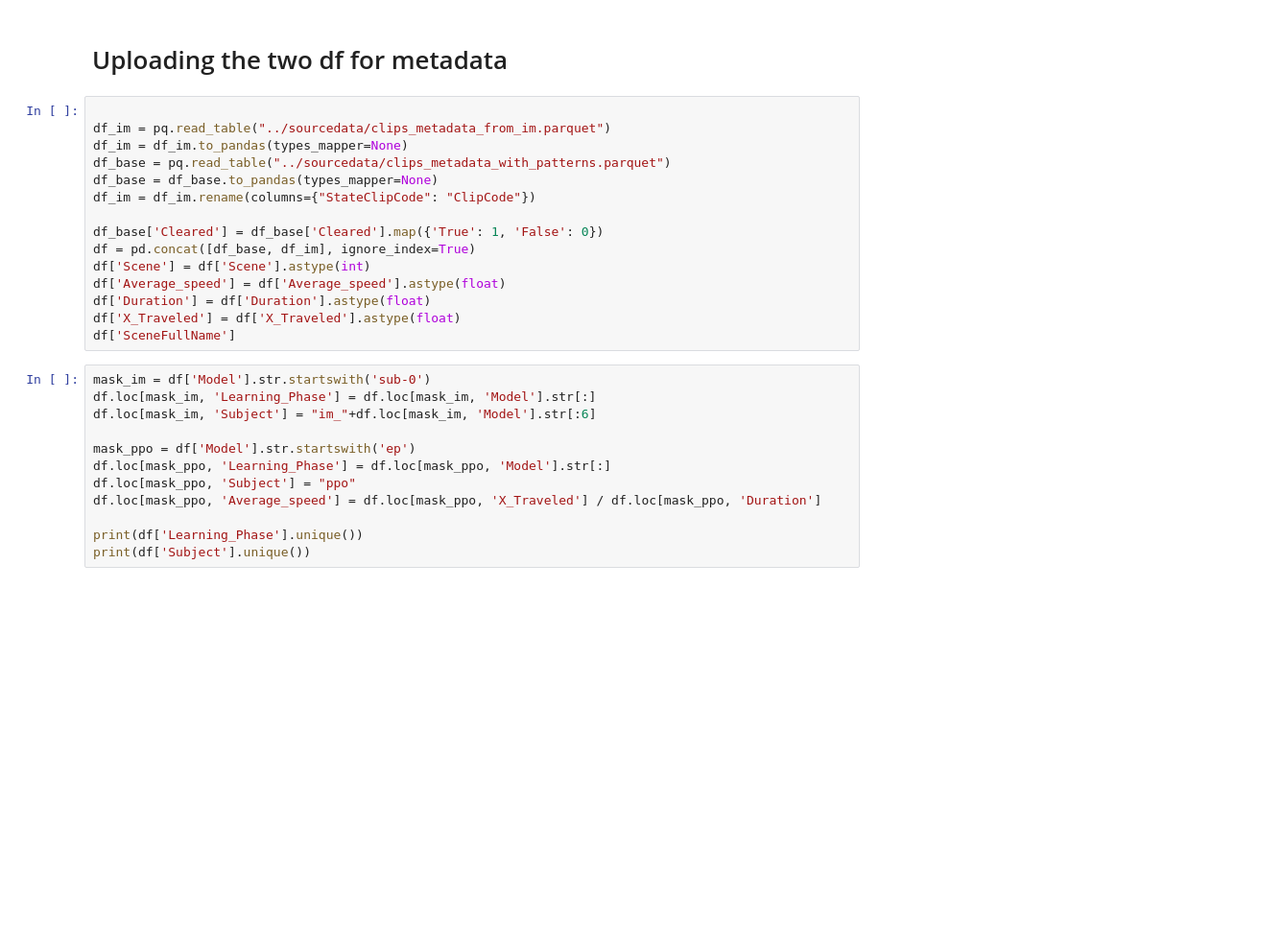
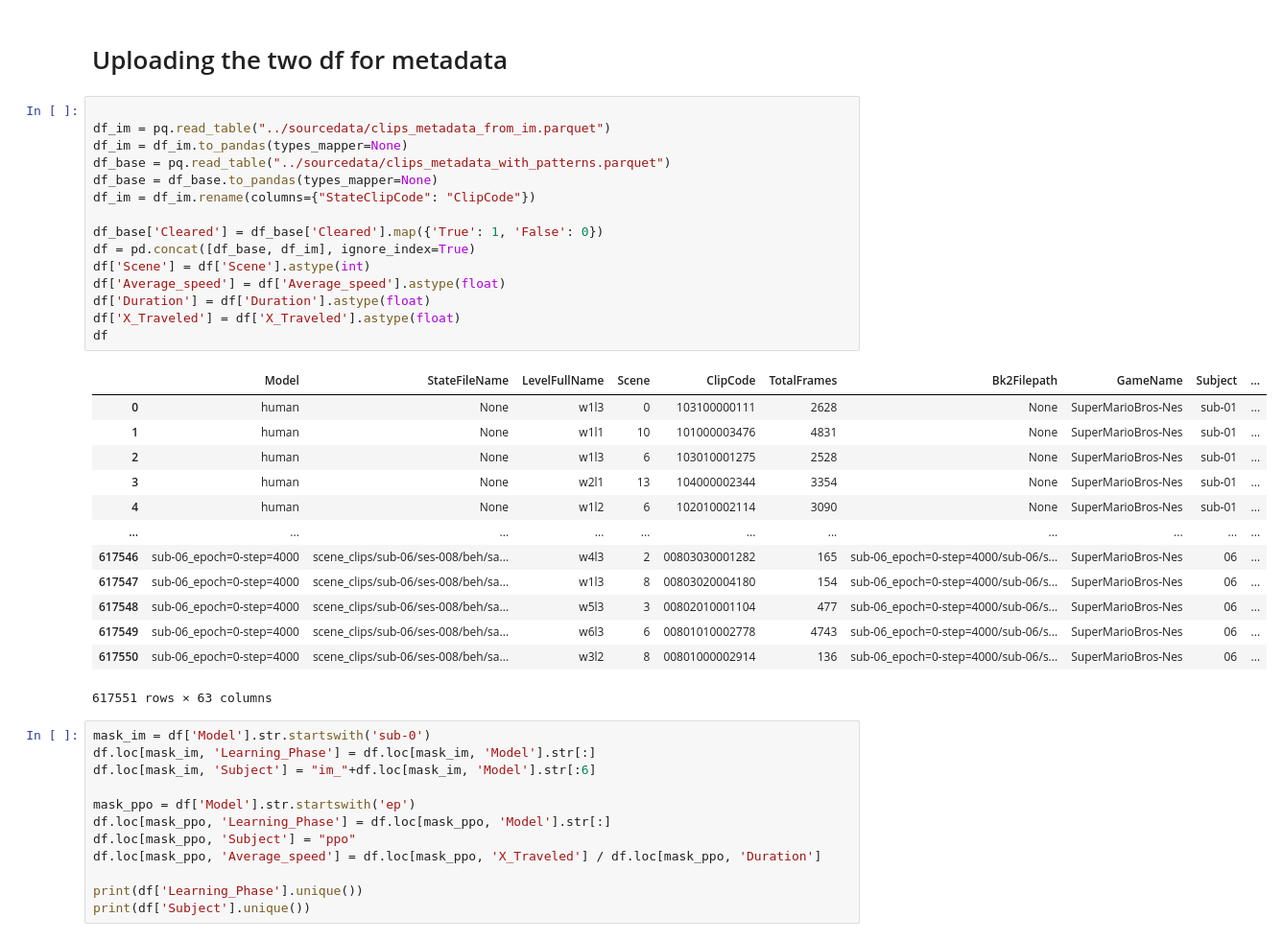
Before and after one commit to HugoDelhaye/select_scene, a Jupyter notebook: notebook/figure_exploratoin.ipynb, the cells around one changed output. Shown at 96% size. Saved outputs shown, nothing was run; the diff lists cells and outputs as text; blank space fills up the shorter version.

Commit message:
add a notebook to select scene

```diff
--- a/notebook/figure_exploratoin.ipynb
+++ b/notebook/figure_exploratoin.ipynb
@@ -6,18 +6,32 @@ import pyarrow.parquet as pq
 # %%
 
 df_im = pq.read_table("../sourcedata/clips_metadata_from_im.parquet")
 df_im = df_im.to_pandas(types_mapper=None)
 df_base = pq.read_table("../sourcedata/clips_metadata_with_patterns.parquet")
 df_base = df_base.to_pandas(types_mapper=None)
 df_im = df_im.rename(columns={"StateClipCode": "ClipCode"})
 
 df_base['Cleared'] = df_base['Cleared'].map({'True': 1, 'False': 0})
 df = pd.concat([df_base, df_im], ignore_index=True)
 df['Scene'] = df['Scene'].astype(int)
 df['Average_speed'] = df['Average_speed'].astype(float)
 df['Duration'] = df['Duration'].astype(float)
 df['X_Traveled'] = df['X_Traveled'].astype(float)
-df['SceneFullName']
+df
+# %% [output]
+|  | Model | StateFileName | LevelFullName | Scene | ClipCode | TotalFrames | Bk2Filepath | GameName | Subject | ... |
+| 0 | human | None | w1l3 | 0 | 103100000111 | 2628 | None | SuperMarioBros-Nes | sub-01 | ... |
+| 1 | human | None | w1l1 | 10 | 101000003476 | 4831 | None | SuperMarioBros-Nes | sub-01 | ... |
+| 2 | human | None | w1l3 | 6 | 103010001275 | 2528 | None | SuperMarioBros-Nes | sub-01 | ... |
+| 3 | human | None | w2l1 | 13 | 104000002344 | 3354 | None | SuperMarioBros-Nes | sub-01 | ... |
+| 4 | human | None | w1l2 | 6 | 102010002114 | 3090 | None | SuperMarioBros-Nes | sub-01 | ... |
+| ... | ... | ... | ... | ... | ... | ... | ... | ... | ... | ... |
+| 617546 | sub-06_epoch=0-step=4000 | scene_clips/sub-06/ses-008/beh/sa... | w4l3 | 2 | 00803030001282 | 165 | sub-06_epoch=0-step=4000/sub-06/s... | SuperMarioBros-Nes | 06 | ... |
+| 617547 | sub-06_epoch=0-step=4000 | scene_clips/sub-06/ses-008/beh/sa... | w1l3 | 8 | 00803020004180 | 154 | sub-06_epoch=0-step=4000/sub-06/s... | SuperMarioBros-Nes | 06 | ... |
+| 617548 | sub-06_epoch=0-step=4000 | scene_clips/sub-06/ses-008/beh/sa... | w5l3 | 3 | 00802010001104 | 477 | sub-06_epoch=0-step=4000/sub-06/s... | SuperMarioBros-Nes | 06 | ... |
+| 617549 | sub-06_epoch=0-step=4000 | scene_clips/sub-06/ses-008/beh/sa... | w6l3 | 6 | 00801010002778 | 4743 | sub-06_epoch=0-step=4000/sub-06/s... | SuperMarioBros-Nes | 06 | ... |
+| 617550 | sub-06_epoch=0-step=4000 | scene_clips/sub-06/ses-008/beh/sa... | w3l2 | 8 | 00801000002914 | 136 | sub-06_epoch=0-step=4000/sub-06/s... | SuperMarioBros-Nes | 06 | ... |
+617551 rows × 63 columns
 # %%
 mask_im = df['Model'].str.startswith('sub-0')
 df.loc[mask_im, 'Learning_Phase'] = df.loc[mask_im, 'Model'].str[:]
```
Also changed, not shown: 1 other file.
